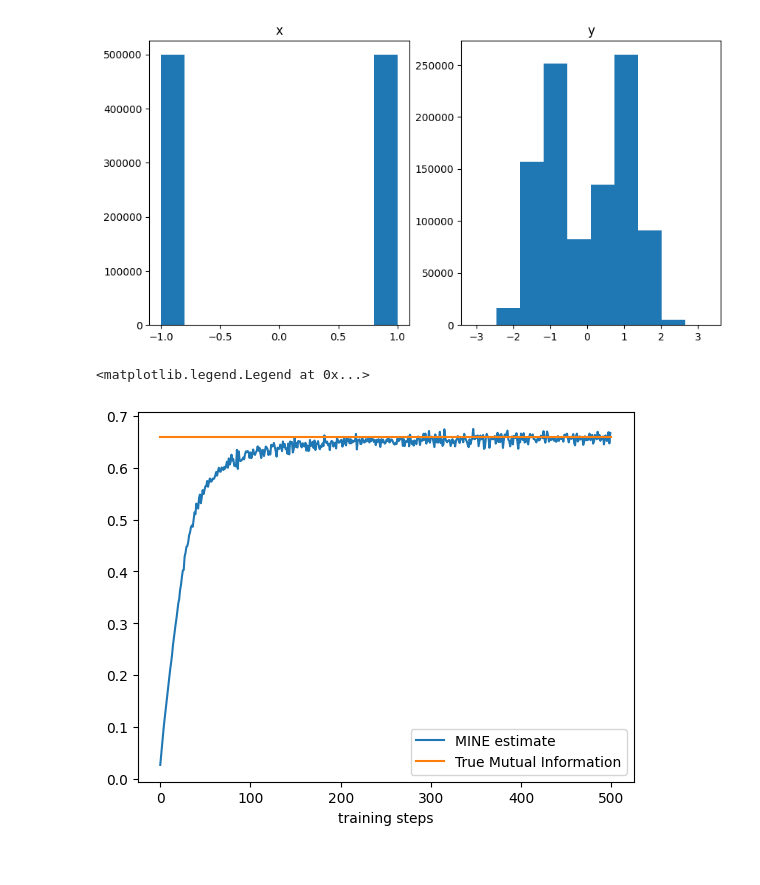
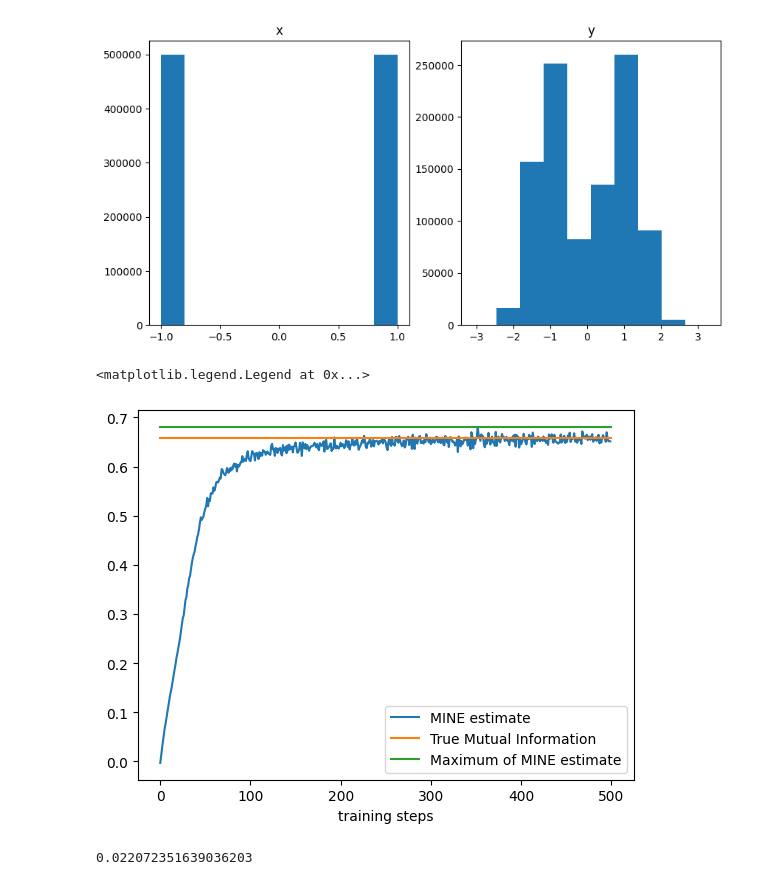
Before and after one commit to jaehyun-ko/MINE-Mutual-Information-Neural-Estimation, a Jupyter notebook: mine.ipynb, the cells around one changed output. Drawn from its saved outputs; the diff is of its cells as text; code cells hidden in the pictures.

```diff
--- a/mine.ipynb
+++ b/mine.ipynb
@@ -92,31 +91,38 @@ class MINE(nn.Module):
                - torch.log(torch.mean(torch.exp(pred_x_y))))
 
         return loss
 
 model = MINE(hidden_size)
 optimizer = torch.optim.Adam(model.parameters(), lr=0.01)
 plot_loss = []
 all_mi = []
 for epoch in tqdm(range(n_epoch)):
     x_sample=gen_x(data_size)
     y_sample=gen_y(x_sample, var)
 
     x_sample = torch.from_numpy(x_sample).float()
     y_sample = torch.from_numpy(y_sample).float()
     loss = model(x_sample, y_sample)
 
     model.zero_grad()
     loss.backward()
     optimizer.step()
 
     all_mi.append(-loss.item())
 
 
 fig, ax = plt.subplots()
+opt_esti = max(all_mi)
 ax.plot(range(len(all_mi)), all_mi, label='MINE estimate')
 ax.plot([0, len(all_mi)], [mi,mi], label='True Mutual Information')
+ax.plot([0, len(all_mi)], [opt_esti,opt_esti], label='Maximum of MINE estimate')
+
 ax.set_xlabel('training steps')
 ax.legend(loc='best')
 # %% [output]
 <matplotlib.legend.Legend at 0x...>
-[figure, old version]
+[figure, new version]
+# %%
+opt_esti - mi
+# %% [output]
+0.022072351639036203
```
Also changed, not shown: parts of 1 cell of this notebook, 6 other files.
